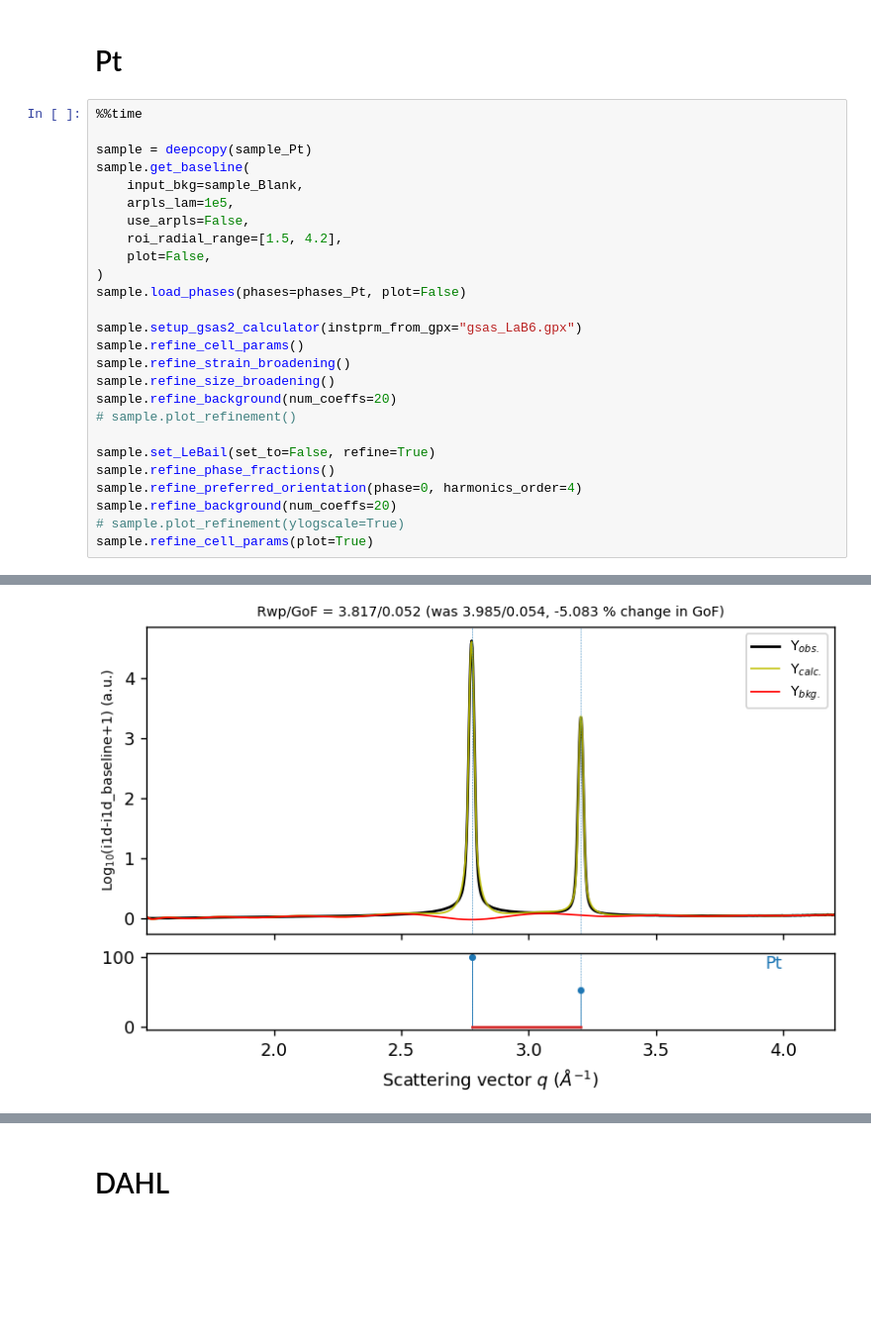
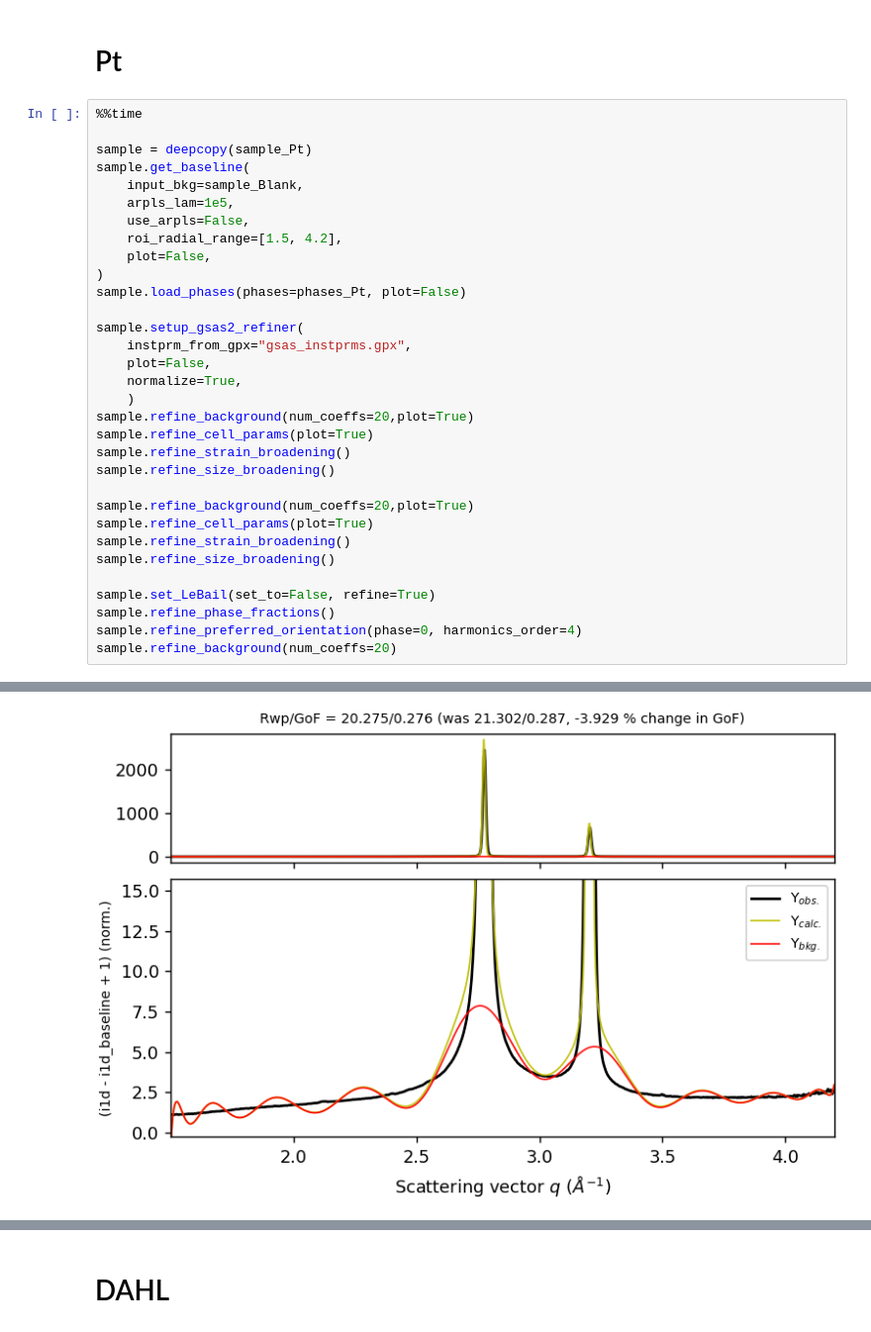
Before and after one commit to MehmetTopsakal/easyXRD, a Jupyter notebook: examples/ZrH-sample/refiner.ipynb, the cells around one changed output, grey strips where cells are left out. Shown at 99% size. Saved outputs shown, nothing was run; the diff lists cells and outputs as text; blank space fills up the shorter version.

```diff
--- a/examples/ZrH-sample/refiner.ipynb
+++ b/examples/ZrH-sample/refiner.ipynb
@@ -305,17 +312,23 @@ sample.get_baseline(
 )
 sample.load_phases(phases=phases_Pt, plot=False)
 
-sample.setup_gsas2_calculator(instprm_from_gpx="gsas_LaB6.gpx")
-sample.refine_cell_params()
+sample.setup_gsas2_refiner(
+    instprm_from_gpx="gsas_instprms.gpx",
+    plot=False,
+    normalize=True,
+    )
+sample.refine_background(num_coeffs=20,plot=True)
+sample.refine_cell_params(plot=True)
 sample.refine_strain_broadening()
 sample.refine_size_broadening()
-sample.refine_background(num_coeffs=20)
-# sample.plot_refinement()
+
+sample.refine_background(num_coeffs=20,plot=True)
+sample.refine_cell_params(plot=True)
+sample.refine_strain_broadening()
+sample.refine_size_broadening()
 
 sample.set_LeBail(set_to=False, refine=True)
 sample.refine_phase_fractions()
 sample.refine_preferred_orientation(phase=0, harmonics_order=4)
 sample.refine_background(num_coeffs=20)
-# sample.plot_refinement(ylogscale=True)
-sample.refine_cell_params(plot=True)
 # %% [output]
@@ -335 +351 @@ Wall time: 1.19 s
-[figure, old version]
+[figure, new version]
```
Also changed, not shown: parts of 6 cells of this notebook, 2 other files.
